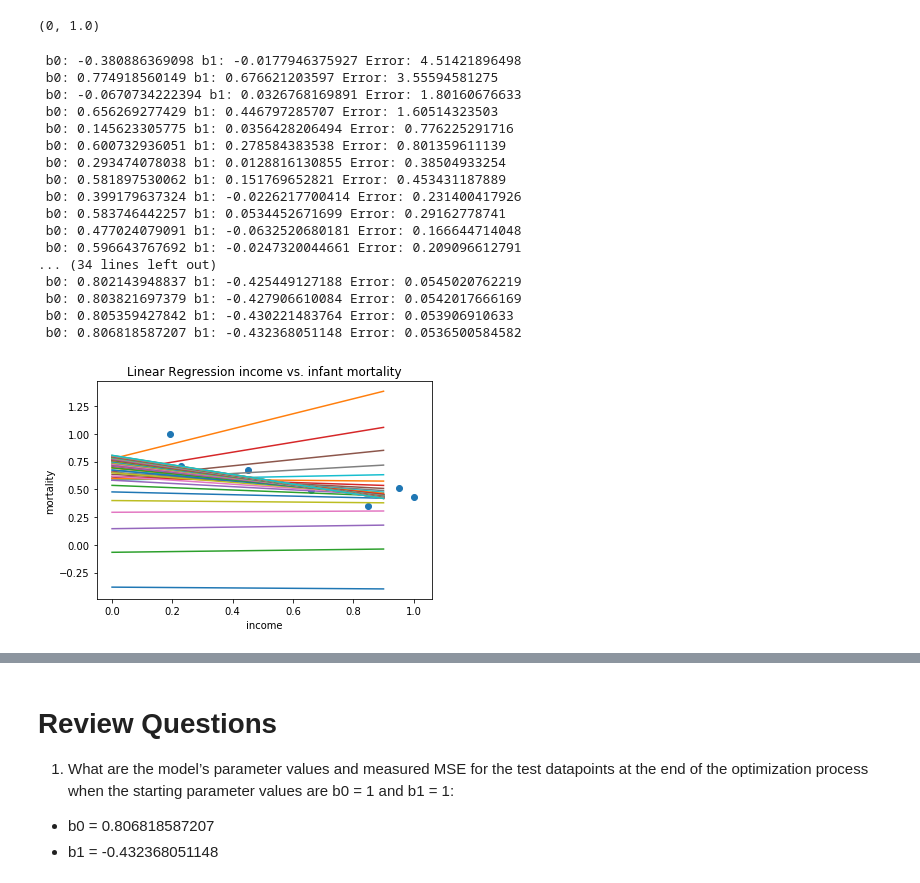
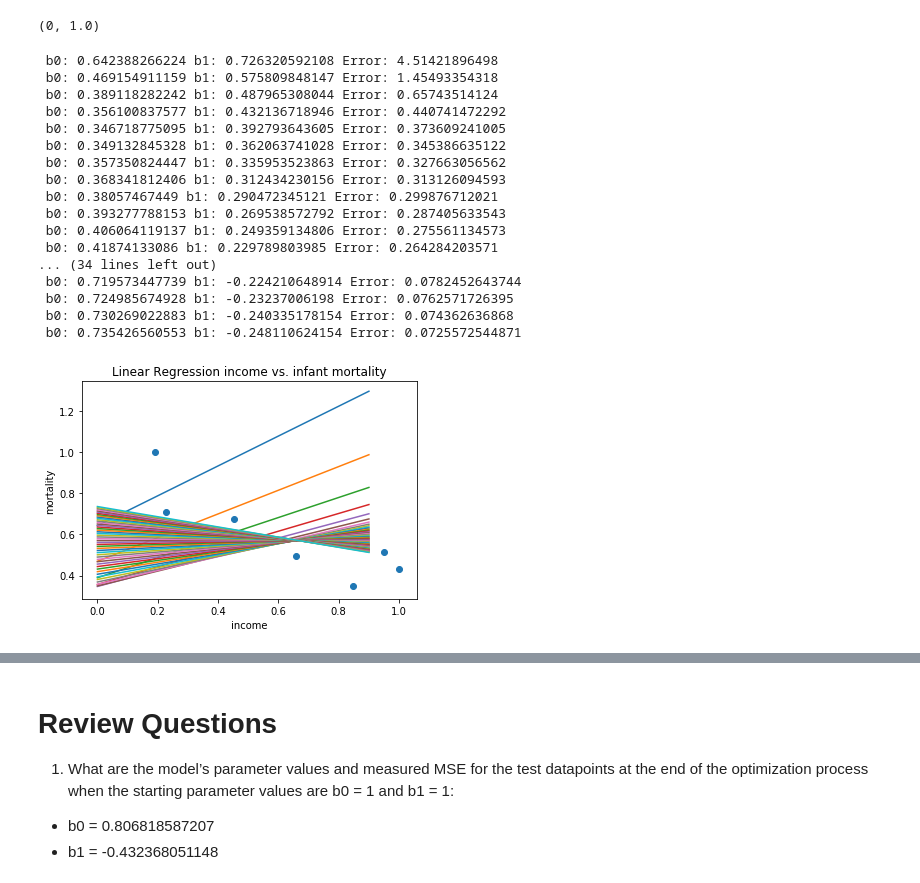
Before and after one commit to NguyenDa18/CS491_MachineLearning_Notes, a Jupyter notebook: Regression_GDO_Lab.ipynb, the cells around one changed output, grey strips where cells are left out. Drawn from its saved outputs; the diff is of its cells as text; code cells hidden in the pictures.

Commit message:
Removed batch size, using whole dataset for regression

```diff
--- a/Regression_GDO_Lab.ipynb
+++ b/Regression_GDO_Lab.ipynb
@@ -67,57 +67,53 @@ def mse(X,Y, errorFunction):
 def adjustWeight(weight, learn, temp_error):
     return weight - learn * temp_error
 
 def takeRandomBatch(listLen, batchSize):
     return random.sample(range(listLen), batchSize)
 
 # init weights
 b1 = 1.0
 b0 = 1.0
 
-learn = 0.5
+learn = 0.1
 
 plt.xlabel('income')
 plt.ylabel('mortality')
 plt.title('Linear Regression income vs. infant mortality')
 plt.scatter(X, Y)
 plt.pause(0.1);
 
-batchSample = takeRandomBatch(len(X), 5)
-sample_X = [X[i] for i in sorted(batchSample)]
-sample_Y = [Y[i] for i in sorted(batchSample)]
-
 for i in range(50):
     ERROR = mse(X, Y, calc_total_Error)
-    b0_temp_error = mse(sample_X, sample_Y, calc_b0_Error)
-    b1_temp_error = mse(sample_X, sample_Y, calc_b1_Error)
+    b0_temp_error = mse(X, Y, calc_b0_Error)
+    b1_temp_error = mse(X, Y, calc_b1_Error)
     b0 = adjustWeight(b0, learn, b0_temp_error)
     b1 = adjustWeight(b1, learn, b1_temp_error)
     print(" b0: " + str(b0) + " b1: " + str(b1) + " Error: " + str(ERROR))
     # How to plot the graph
     X_test = np.arange(0,1,0.1)
     plt.plot (X_test, b1*X_test + b0)
     plt.pause(0.1)
 
 plt.show()
 # %% [output]
- b0: -0.380886369098 b1: -0.0177946375927 Error: 4.51421896498
- b0: 0.774918560149 b1: 0.676621203597 Error: 3.55594581275
- b0: -0.0670734222394 b1: 0.0326768169891 Error: 1.80160676633
- b0: 0.656269277429 b1: 0.446797285707 Error: 1.60514323503
- b0: 0.145623305775 b1: 0.0356428206494 Error: 0.776225291716
- b0: 0.600732936051 b1: 0.278584383538 Error: 0.801359611139
- b0: 0.293474078038 b1: 0.0128816130855 Error: 0.38504933254
- b0: 0.581897530062 b1: 0.151769652821 Error: 0.453431187889
- b0: 0.399179637324 b1: -0.0226217700414 Error: 0.231400417926
- b0: 0.583746442257 b1: 0.0534452671699 Error: 0.29162778741
- b0: 0.477024079091 b1: -0.0632520680181 Error: 0.166644714048
- b0: 0.596643767692 b1: -0.0247320044661 Error: 0.209096612791
+ b0: 0.642388266224 b1: 0.726320592108 Error: 4.51421896498
+ b0: 0.469154911159 b1: 0.575809848147 Error: 1.45493354318
+ b0: 0.389118282242 b1: 0.487965308044 Error: 0.65743514124
+ b0: 0.356100837577 b1: 0.432136718946 Error: 0.440741472292
+ b0: 0.346718775095 b1: 0.392793643605 Error: 0.373609241005
+ b0: 0.349132845328 b1: 0.362063741028 Error: 0.345386635122
+ b0: 0.357350824447 b1: 0.335953523863 Error: 0.327663056562
+ b0: 0.368341812406 b1: 0.312434230156 Error: 0.313126094593
+ b0: 0.38057467449 b1: 0.290472345121 Error: 0.299876712021
+ b0: 0.393277788153 b1: 0.269538572792 Error: 0.287405633543
+ b0: 0.406064119137 b1: 0.249359134806 Error: 0.275561134573
+ b0: 0.41874133086 b1: 0.229789803985 Error: 0.264284203571
 ... (34 lines left out)
- b0: 0.802143948837 b1: -0.425449127188 Error: 0.0545020762219
- b0: 0.803821697379 b1: -0.427906610084 Error: 0.0542017666169
- b0: 0.805359427842 b1: -0.430221483764 Error: 0.053906910633
- b0: 0.806818587207 b1: -0.432368051148 Error: 0.0536500584582
+ b0: 0.719573447739 b1: -0.224210648914 Error: 0.0782452643744
+ b0: 0.724985674928 b1: -0.23237006198 Error: 0.0762571726395
+ b0: 0.730269022883 b1: -0.240335178154 Error: 0.074362636868
+ b0: 0.735426560553 b1: -0.248110624154 Error: 0.0725572544871
-[figure, old version]
+[figure, new version]
 # %%
 def calc_total_Error(row, col):
     return (b1*row+b0 - col)**2
```
Also changed, not shown: parts of 1 cell of this notebook.
